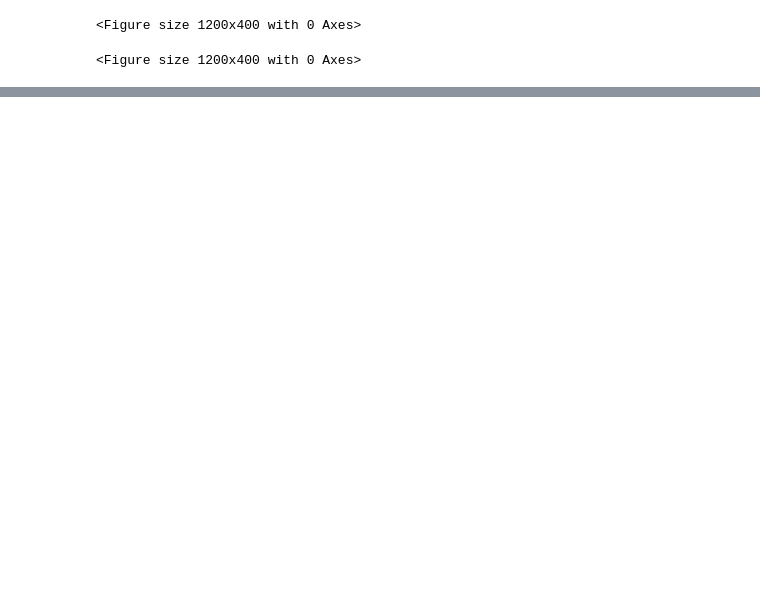
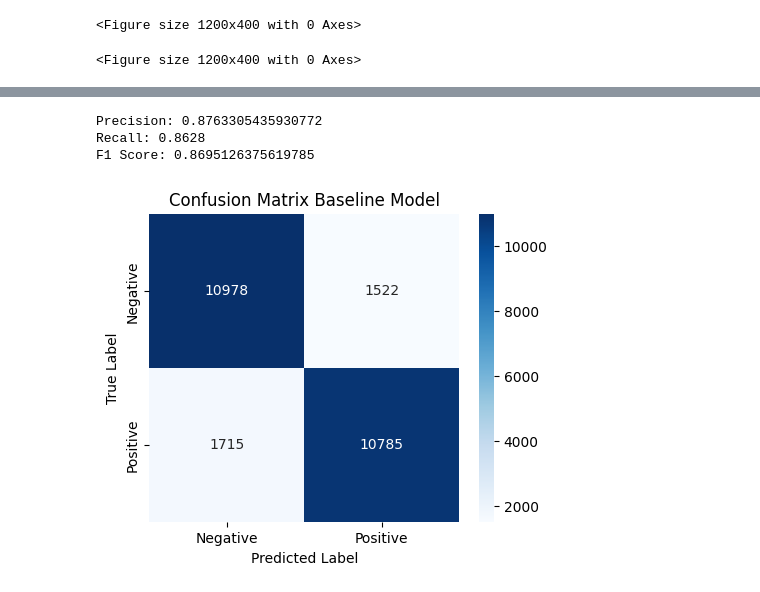
Before and after one commit to jforeroluque/DSM150_NeuralNetworks_CW2, a Jupyter notebook: DSM150_CW2_NeuralNetworks.ipynb, the cells around one changed output, grey strips where cells are left out. Cells and saved outputs as stored; diff of their text form; code cells hidden in the pictures; blank space fills up the shorter version.

```diff
--- a/DSM150_CW2_NeuralNetworks.ipynb
+++ b/DSM150_CW2_NeuralNetworks.ipynb
@@ -206,0 +228,6 @@ plt.legend()
+# %%
+# We this we get the predicted probabilities on the test set
+y_pred_probs = model_dropout.predict(x_test)
+
+# Convert probabilities to binary predictions using a threshold of 0.5
+y_pred = (y_pred_probs > 0.5).astype("int32")
@@ -206,0 +236,28 @@ plt.legend()
+# %%
+# Computing the confusion matrix
+cm = confusion_matrix(y_test, y_pred)
+# %%
+# Calculate metrics
+precision = precision_score(y_test, y_pred)
+recall = recall_score(y_test, y_pred)
+f1 = f1_score(y_test, y_pred)
+
+print("Precision:", precision)
+print("Recall:", recall)
+print("F1 Score:", f1)
+# %% [output]
+Precision: 0.8763305435930772
+Recall: 0.8628
+F1 Score: 0.8695126375619785
+# %%
+# Plot confusion matrix as a heatmap
+plt.figure(figsize=(5,4))
+sns.heatmap(cm, annot=True, fmt='d', cmap='Blues',
+            xticklabels=['Negative', 'Positive'],
+            yticklabels=['Negative', 'Positive'])
+plt.title("Confusion Matrix Baseline Model")
+plt.xlabel("Predicted Label")
+plt.ylabel("True Label")
+plt.show()
+# %% [output]
+[figure, added]
```
Also changed, not shown: parts of 41 cells of this notebook.
